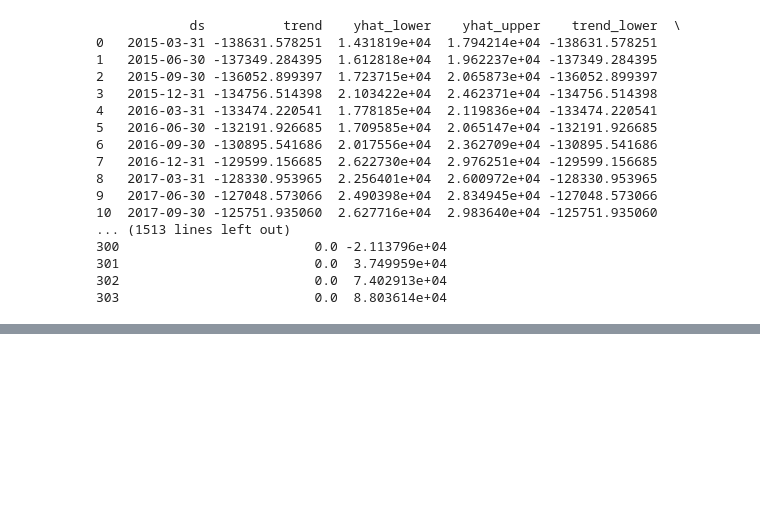
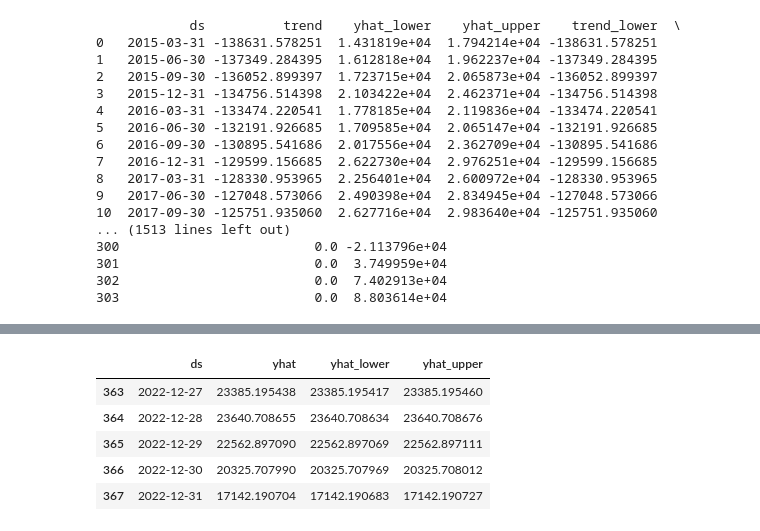
Before and after one commit to ASrini8397/GoogleRevenueForecasting, a Jupyter notebook: GoogleRevenueForecast.ipynb, the cells around one changed output, grey strips where cells are left out. Saved outputs shown, nothing was run; the diff lists cells and outputs as text; code cells hidden in the pictures; blank space fills up the shorter version.

```diff
--- a/GoogleRevenueForecast.ipynb
+++ b/GoogleRevenueForecast.ipynb
@@ -107,3 +107,14 @@ with pd.option_context('display.max_rows', None, 'display.max_columns', None):
 301                         0.0  3.749959e+04
 302                         0.0  7.402913e+04
 303                         0.0  8.803614e+04
+# %%
+import datetime
+x = datetime.datetime(2019, 12, 31)
+y=datetime.datetime(2020, 12, 31)
+z=datetime.datetime(2021, 12, 31)
+otherNetIncome={
+    'ds':[x, y,z],
+    'y':[ 5394,  6858 , 12020 ]
+
+}
+dfNIC=pd.DataFrame(data=otherNetIncome)
@@ -109,0 +128,3 @@ with pd.option_context('display.max_rows', None, 'display.max_columns', None):
+# %%
+m = Prophet()
+m.fit(dfNIC)
@@ -109,0 +154,3 @@ with pd.option_context('display.max_rows', None, 'display.max_columns', None):
+# %%
+future1 = m.make_future_dataframe(periods=365)
+future1.tail()
@@ -109,0 +164,10 @@ with pd.option_context('display.max_rows', None, 'display.max_columns', None):
+# %%
+forecast1 = m.predict(future1)
+forecast1[['ds', 'yhat', 'yhat_lower', 'yhat_upper']].tail()
+# %% [output]
+|  | ds | yhat | yhat_lower | yhat_upper |
+| 363 | 2022-12-27 | 23385.195438 | 23385.195417 | 23385.195460 |
+| 364 | 2022-12-28 | 23640.708655 | 23640.708634 | 23640.708676 |
+| 365 | 2022-12-29 | 22562.897090 | 22562.897069 | 22562.897111 |
+| 366 | 2022-12-30 | 20325.707990 | 20325.707969 | 20325.708012 |
+| 367 | 2022-12-31 | 17142.190704 | 17142.190683 | 17142.190727 |
```
Also changed, not shown: parts of 10 cells of this notebook.
